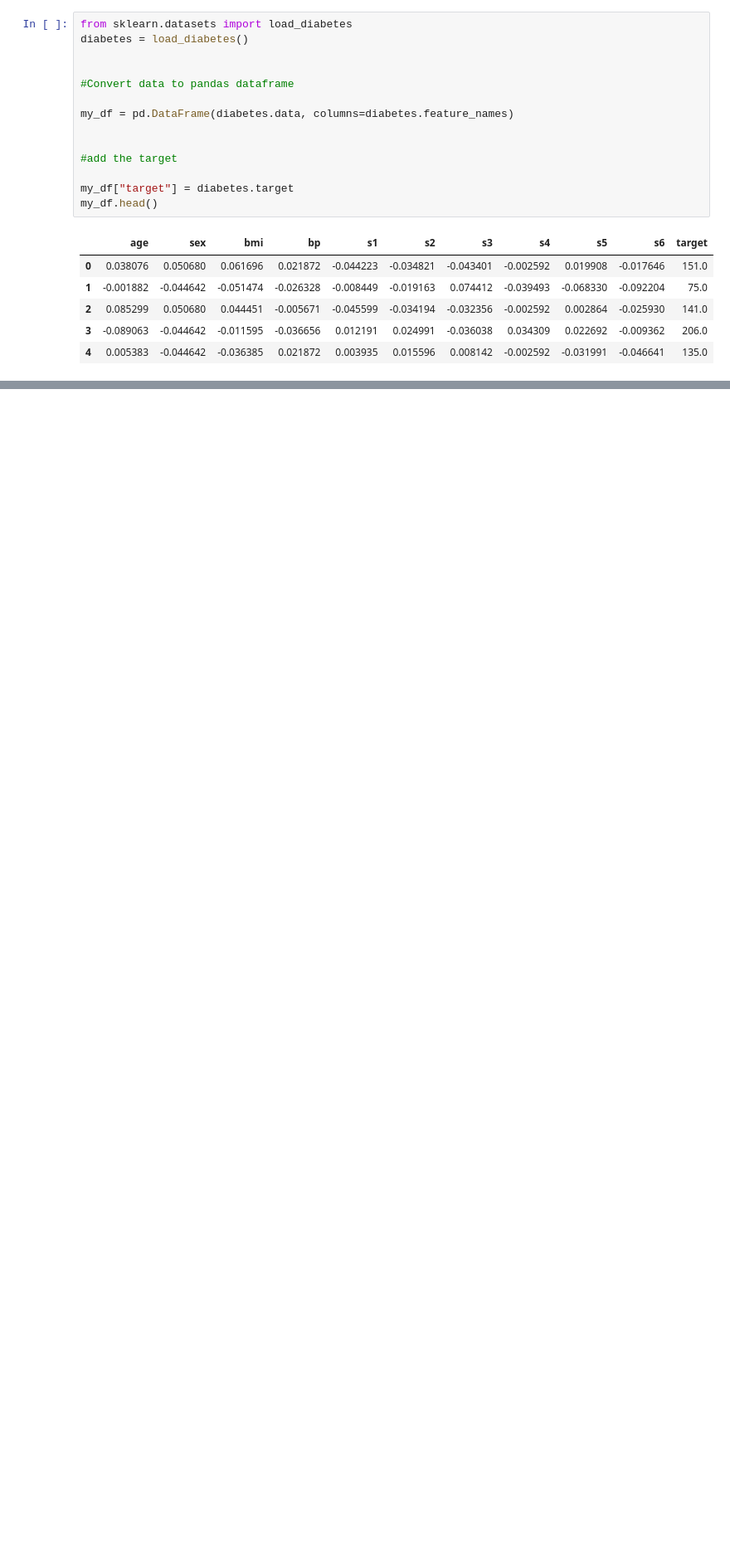
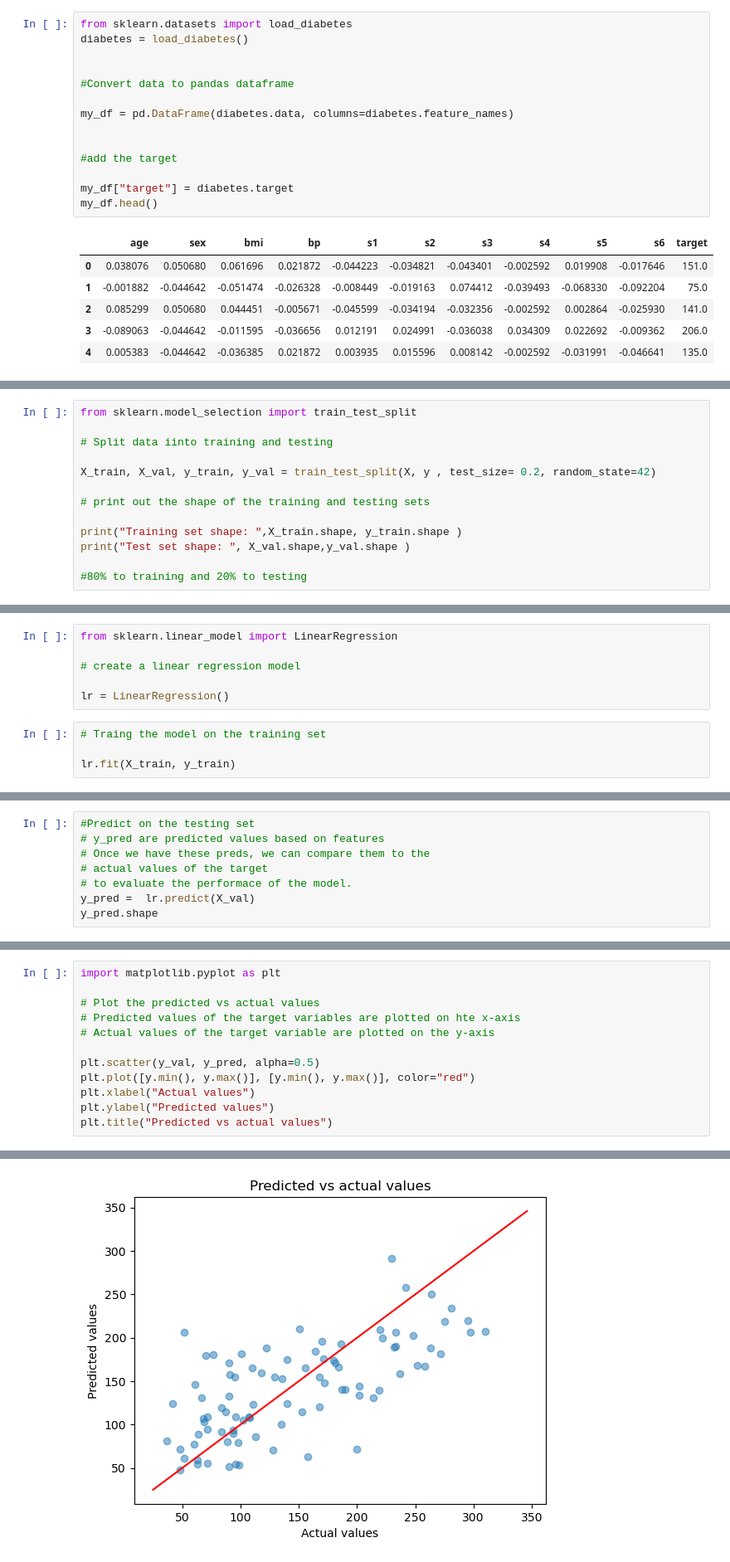
Before and after one commit to jul1998/Pandas-Python, a Jupyter notebook: diabetes-dataset.ipynb, the cells around one changed output, grey strips where cells are left out. Shown: that part at 83% size. Drawn from its saved outputs; the diff is of its cells as text; blank space fills up the shorter version.

```diff
--- a/diabetes-dataset.ipynb
+++ b/diabetes-dataset.ipynb
@@ -39,0 +47,13 @@ my_df.head()
+# %%
+from sklearn.model_selection import train_test_split
+
+# Split data iinto training and testing
+
+X_train, X_val, y_train, y_val = train_test_split(X, y , test_size= 0.2, random_state=42)
+
+# print out the shape of the training and testing sets
+
+print("Training set shape: ",X_train.shape, y_train.shape )
+print("Test set shape: ", X_val.shape,y_val.shape )
+
+#80% to training and 20% to testing
@@ -39,0 +63,10 @@ my_df.head()
+# %%
+from sklearn.linear_model import LinearRegression
+
+# create a linear regression model
+
+lr = LinearRegression()
+# %%
+# Traing the model on the training set
+
+lr.fit(X_train, y_train)
@@ -39,0 +75,8 @@ my_df.head()
+# %%
+#Predict on the testing set
+# y_pred are predicted values based on features
+# Once we have these preds, we can compare them to the
+# actual values of the target
+# to evaluate the performace of the model.
+y_pred =  lr.predict(X_val)
+y_pred.shape
@@ -39,0 +111,13 @@ my_df.head()
+# %%
+import matplotlib.pyplot as plt
+
+# Plot the predicted vs actual values
+# Predicted values of the target variables are plotted on hte x-axis
+# Actual values of the target variable are plotted on the y-axis
+
+plt.scatter(y_val, y_pred, alpha=0.5)
+plt.plot([y.min(), y.max()], [y.min(), y.max()], color="red")
+plt.xlabel("Actual values")
+plt.ylabel("Predicted values")
+plt.title("Predicted vs actual values")
+# %% [output]
@@ -39,0 +125 @@ my_df.head()
+[figure, added]
```
Also changed, not shown: parts of 6 cells of this notebook.
